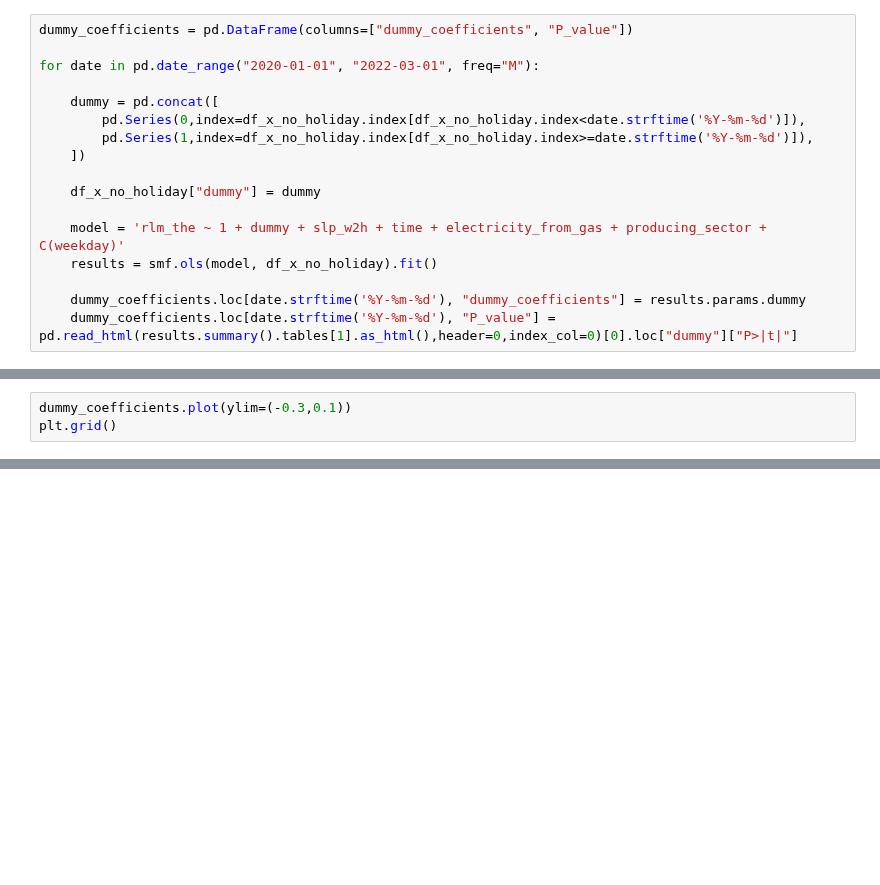
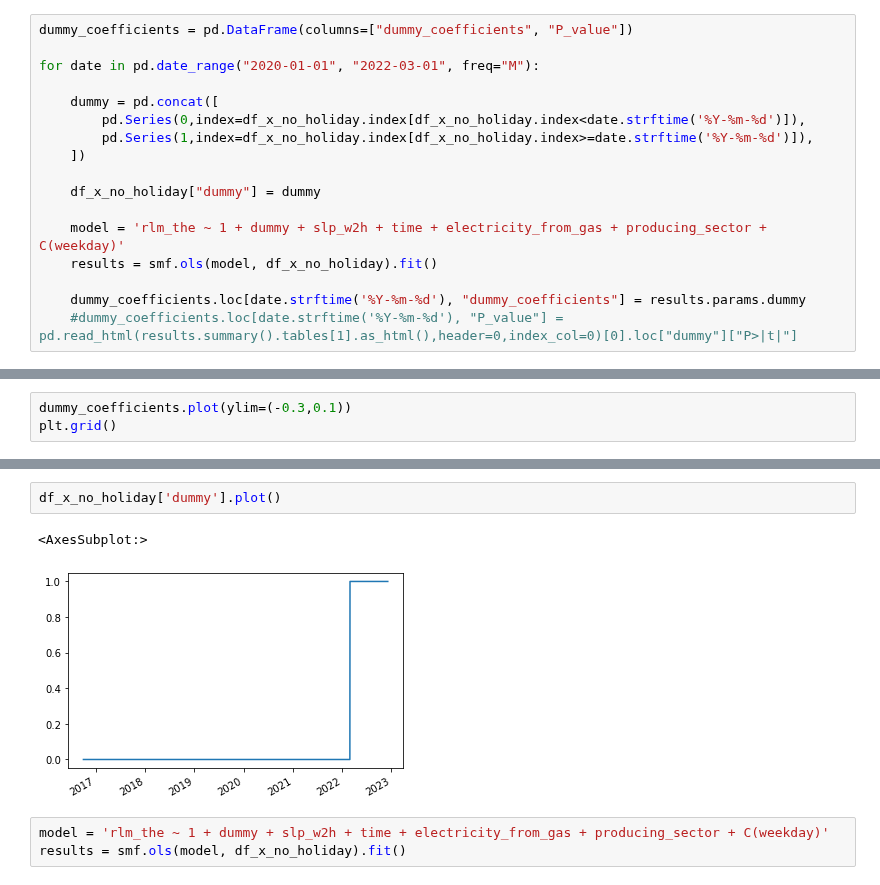
Before and after one commit to oruhnau/energy_demand, a Jupyter notebook: top_down/analysis.ipynb, the cells around one changed output, grey strips where cells are left out. Saved outputs shown, nothing was run; the diff lists cells and outputs as text; blank space fills up the shorter version.

```diff
--- a/top_down/analysis.ipynb
+++ b/top_down/analysis.ipynb
@@ -677,7 +677,7 @@ for date in pd.date_range("2020-01-01", "2022-03-01", freq="M"):
     results = smf.ols(model, df_x_no_holiday).fit()
 
     dummy_coefficients.loc[date.strftime('%Y-%m-%d'), "dummy_coefficients"] = results.params.dummy
-    dummy_coefficients.loc[date.strftime('%Y-%m-%d'), "P_value"] = pd.read_html(results.summary().tables[1].as_html(),header=0,index_col=0)[0].loc["dummy"]["P>|t|"]
+    #dummy_coefficients.loc[date.strftime('%Y-%m-%d'), "P_value"] = pd.read_html(results.summary().tables[1].as_html(),header=0,index_col=0)[0].loc["dummy"]["P>|t|"]
 # %% [output]
 A value is trying to be set on a copy of a slice from a DataFrame.
 Try using .loc[row_indexer,col_indexer] = value instead
@@ -690,0 +774,8 @@ plt.grid()
+# %%
+df_x_no_holiday['dummy'].plot()
+# %% [output]
+<AxesSubplot:>
+[figure, added]
+# %%
+model = 'rlm_the ~ 1 + dummy + slp_w2h + time + electricity_from_gas + producing_sector + C(weekday)'
+results = smf.ols(model, df_x_no_holiday).fit()
```
Also changed, not shown: parts of 6 cells of this notebook.
